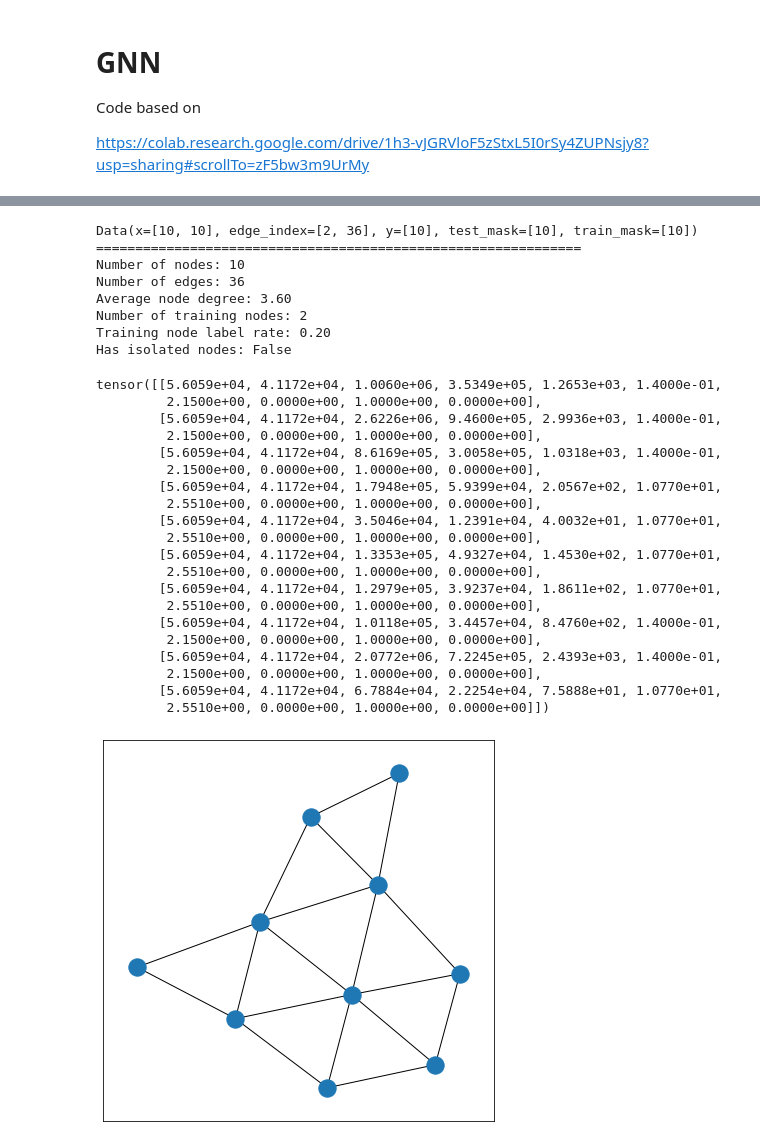
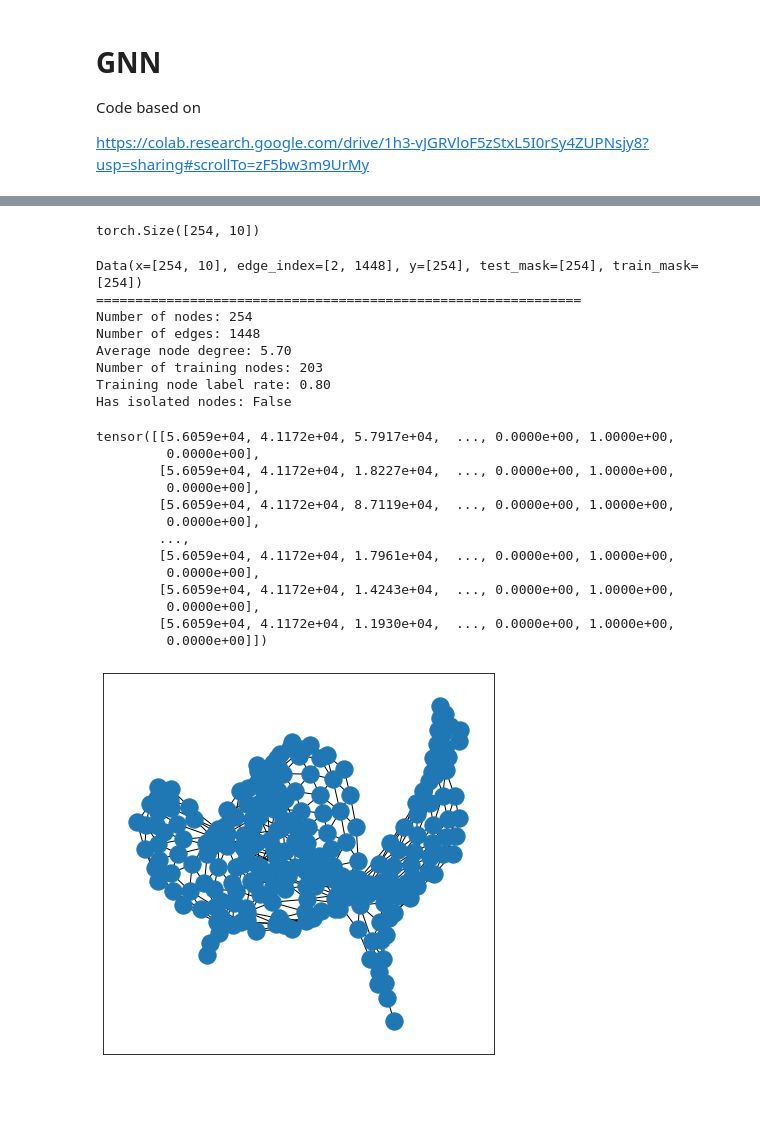
Before and after one commit to shakesy94/ev_adoption_ml, a Jupyter notebook: gcn.ipynb, the cells around one changed output, grey strips where cells are left out. Cells and saved outputs as stored; diff of their text form; code cells hidden in the pictures; blank space fills up the shorter version.

```diff
--- a/gcn.ipynb
+++ b/gcn.ipynb
@@ -46,3 +46,7 @@ torch.Size([2, 36])
+# %%
+X.shape
+# %% [output]
+torch.Size([254, 10])
 # %%
 # make masks
 n = X.shape[0]
@@ -61,7 +65,8 @@ train_mask = train_mask.type(torch.bool)
 test_mask = test_mask.type(torch.bool)
 #train_mask
 # %%
-data = Data(x = X, y = y, edge_index = edge_idx)#, edge_attr = edge_att)
+#data = Data(x = X, y = y, edge_index = edge_idx)#, edge_attr = edge_att)
+data = Data(x = X, y = y, edge_index = edge_idx, edge_attr = edge_att)
 
 data.test_mask = test_mask
 data.train_mask = train_mask
@@ -76,62 +81,64 @@ print(f'Number of training nodes: {data.train_mask.sum()}')
 print(f'Training node label rate: {int(data.train_mask.sum()) / data.num_nodes:.2f}')
 print(f'Has isolated nodes: {data.has_isolated_nodes()}')
 # %% [output]
-Data(x=[10, 10], edge_index=[2, 36], y=[10], test_mask=[10], train_mask=[10])
+Data(x=[254, 10], edge_index=[2, 1448], y=[254], test_mask=[254], train_mask=[254])
 ==============================================================
-Number of nodes: 10
-Number of edges: 36
-Average node degree: 3.60
-Number of training nodes: 2
-Training node label rate: 0.20
+Number of nodes: 254
+Number of edges: 1448
+Average node degree: 5.70
+Number of training nodes: 203
+Training node label rate: 0.80
 Has isolated nodes: False
 # %%
 data.x
 # %% [output]
-tensor([[5.6059e+04, 4.1172e+04, 1.0060e+06, 3.5349e+05, 1.2653e+03, 1.4000e-01,
-         2.1500e+00, 0.0000e+00, 1.0000e+00, 0.0000e+00],
-        [5.6059e+04, 4.1172e+04, 2.6226e+06, 9.4600e+05, 2.9936e+03, 1.4000e-01,
-         2.1500e+00, 0.0000e+00, 1.0000e+00, 0.0000e+00],
-        [5.6059e+04, 4.1172e+04, 8.6169e+05, 3.0058e+05, 1.0318e+03, 1.4000e-01,
-         2.1500e+00, 0.0000e+00, 1.0000e+00, 0.0000e+00],
-        [5.6059e+04, 4.1172e+04, 1.7948e+05, 5.9399e+04, 2.0567e+02, 1.0770e+01,
-         2.5510e+00, 0.0000e+00, 1.0000e+00, 0.0000e+00],
-        [5.6059e+04, 4.1172e+04, 3.5046e+04, 1.2391e+04, 4.0032e+01, 1.0770e+01,
-         2.5510e+00, 0.0000e+00, 1.0000e+00, 0.0000e+00],
-        [5.6059e+04, 4.1172e+04, 1.3353e+05, 4.9327e+04, 1.4530e+02, 1.0770e+01,
-         2.5510e+00, 0.0000e+00, 1.0000e+00, 0.0000e+00],
-        [5.6059e+04, 4.1172e+04, 1.2979e+05, 3.9237e+04, 1.8611e+02, 1.0770e+01,
-         2.5510e+00, 0.0000e+00, 1.0000e+00, 0.0000e+00],
-        [5.6059e+04, 4.1172e+04, 1.0118e+05, 3.4457e+04, 8.4760e+02, 1.4000e-01,
-         2.1500e+00, 0.0000e+00, 1.0000e+00, 0.0000e+00],
-        [5.6059e+04, 4.1172e+04, 2.0772e+06, 7.2245e+05, 2.4393e+03, 1.4000e-01,
-         2.1500e+00, 0.0000e+00, 1.0000e+00, 0.0000e+00],
-        [5.6059e+04, 4.1172e+04, 6.7884e+04, 2.2254e+04, 7.5888e+01, 1.0770e+01,
-         2.5510e+00, 0.0000e+00, 1.0000e+00, 0.0000e+00]])
+tensor([[5.6059e+04, 4.1172e+04, 5.7917e+04,  ..., 0.0000e+00, 1.0000e+00,
+         0.0000e+00],
+        [5.6059e+04, 4.1172e+04, 1.8227e+04,  ..., 0.0000e+00, 1.0000e+00,
+         0.0000e+00],
+        [5.6059e+04, 4.1172e+04, 8.7119e+04,  ..., 0.0000e+00, 1.0000e+00,
+         0.0000e+00],
+        ...,
+        [5.6059e+04, 4.1172e+04, 1.7961e+04,  ..., 0.0000e+00, 1.0000e+00,
+         0.0000e+00],
+        [5.6059e+04, 4.1172e+04, 1.4243e+04,  ..., 0.0000e+00, 1.0000e+00,
+         0.0000e+00],
+        [5.6059e+04, 4.1172e+04, 1.1930e+04,  ..., 0.0000e+00, 1.0000e+00,
+         0.0000e+00]])
 # %%
 def visualize_graph(G, color):
     plt.figure(figsize=(7,7))
     plt.xticks([])
     plt.yticks([])
     nx.draw_networkx(G, with_labels=False)#, pos=nx.spring_layout(G, seed=42)),
                      #node_color=color, cmap="Set2")
     plt.show()
 
 
 def visualize_embedding(h, color, epoch=None, loss=None):
     plt.figure(figsize=(7,7))
     plt.xticks([])
     plt.yticks([])
     h = h.detach().cpu().numpy()
     plt.scatter(h[:, 0], h[:, 1], s=140, c=color, cmap="Set2")
     if epoch is not None and loss is not None:
         plt.xlabel(f'Epoch: {epoch}, Loss: {loss.item():.4f}', fontsize=16)
     plt.show()
 
+def visualize_embedding_no_color(h, epoch=None, loss=None):
+    plt.figure(figsize=(7,7))
+    plt.xticks([])
+    plt.yticks([])
+    h = h.detach().cpu().numpy()
+    plt.scatter(h[:, 0], h[:, 1], s=140, cmap="Set2")
+    if epoch is not None and loss is not None:
+        plt.xlabel(f'Epoch: {epoch}, Loss: {loss.item():.4f}', fontsize=16)
+    plt.show()
 
 G = to_networkx(data, to_undirected=True)
 visualize_graph(G, color=data.y)
 # %% [output]
-[figure, old version]
+[figure, new version]
 # %%
 # class GCN(torch.nn.Module):
 #     def __init__(self):
```
Also changed, not shown: parts of 6 cells of this notebook, 8 other files.
